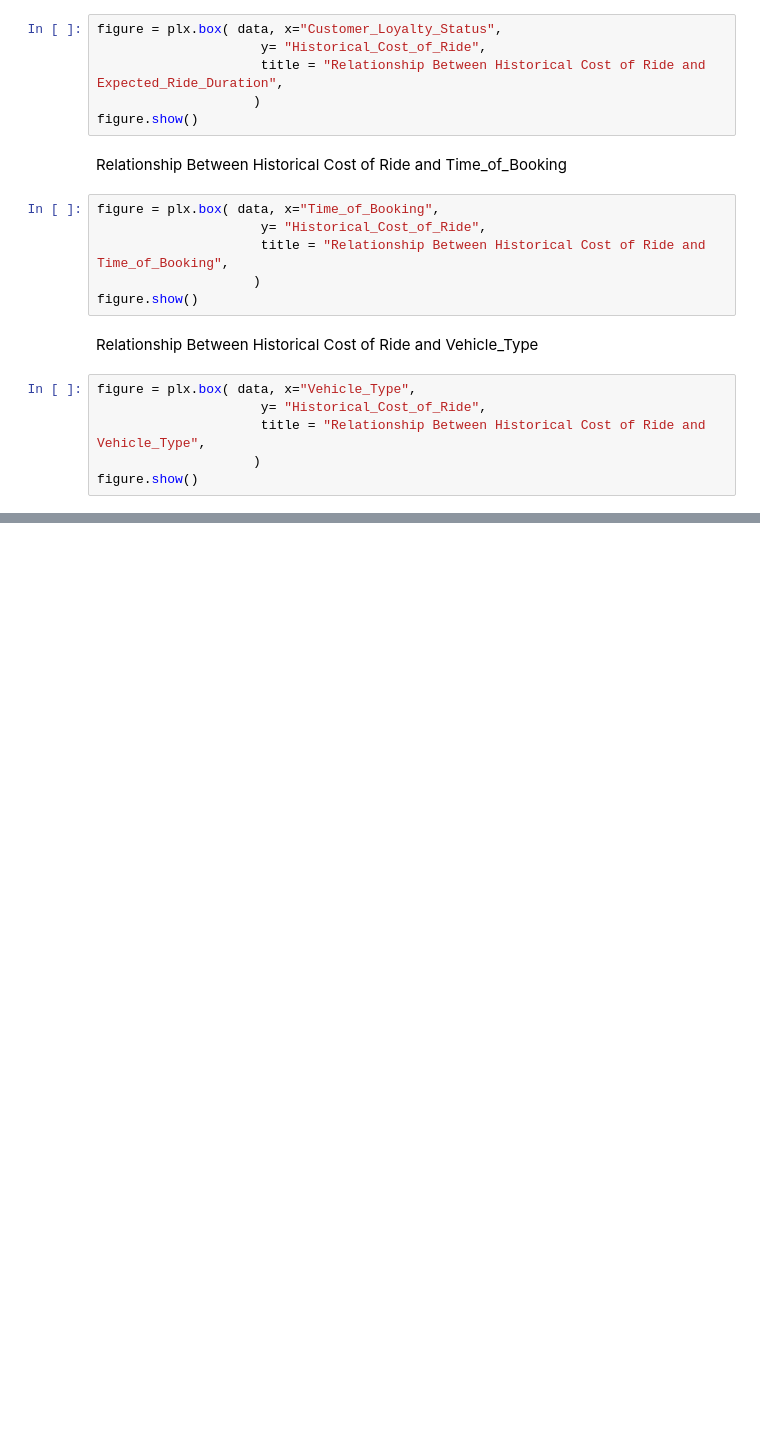
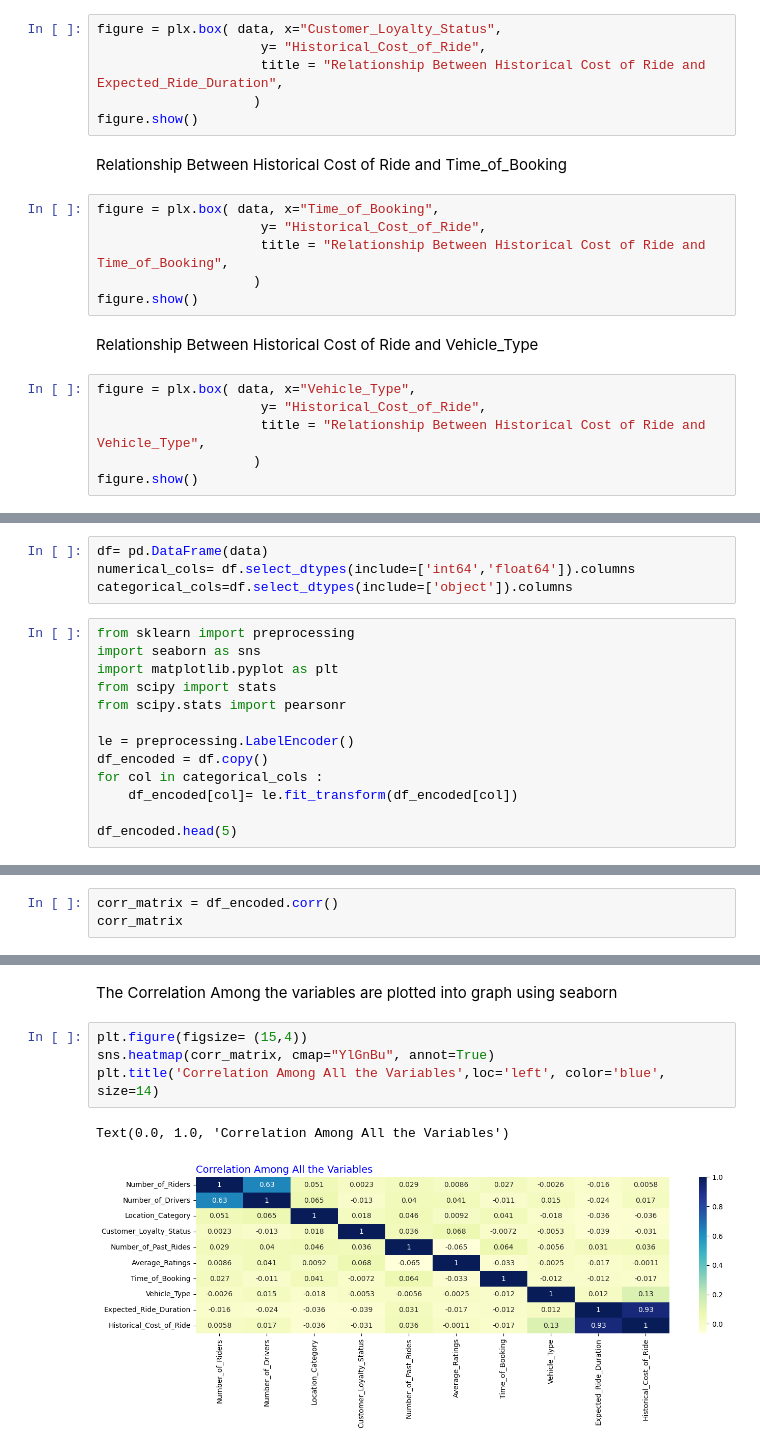
Before and after one commit to tejass-as/automated-fare-scaling-DSCI, a Jupyter notebook: model.ipynb, the cells around one changed output, grey strips where cells are left out. Saved outputs shown, nothing was run; the diff lists cells and outputs as text; blank space fills up the shorter version.

Commit message:
cirelation matrix

```diff
--- a/model.ipynb
+++ b/model.ipynb
@@ -158,0 +163,17 @@ figure.show()
+# %%
+df= pd.DataFrame(data)
+numerical_cols= df.select_dtypes(include=['int64','float64']).columns
+categorical_cols=df.select_dtypes(include=['object']).columns
+# %%
+from sklearn import preprocessing
+import seaborn as sns
+import matplotlib.pyplot as plt
+from scipy import stats
+from scipy.stats import pearsonr
+
+le = preprocessing.LabelEncoder()
+df_encoded = df.copy()
+for col in categorical_cols :
+    df_encoded[col]= le.fit_transform(df_encoded[col])
+
+df_encoded.head(5)
@@ -158,0 +189,3 @@ figure.show()
+# %%
+corr_matrix = df_encoded.corr()
+corr_matrix
@@ -158,0 +204,9 @@ figure.show()
+# %% [markdown]
+The Correlation Among the variables are plotted into graph using seaborn
+# %%
+plt.figure(figsize= (15,4))
+sns.heatmap(corr_matrix, cmap="YlGnBu", annot=True)
+plt.title('Correlation Among All the Variables',loc='left', color='blue', size=14)
+# %% [output]
+Text(0.0, 1.0, 'Correlation Among All the Variables')
+[figure, added]
```
Also changed, not shown: parts of 4 cells of this notebook.
